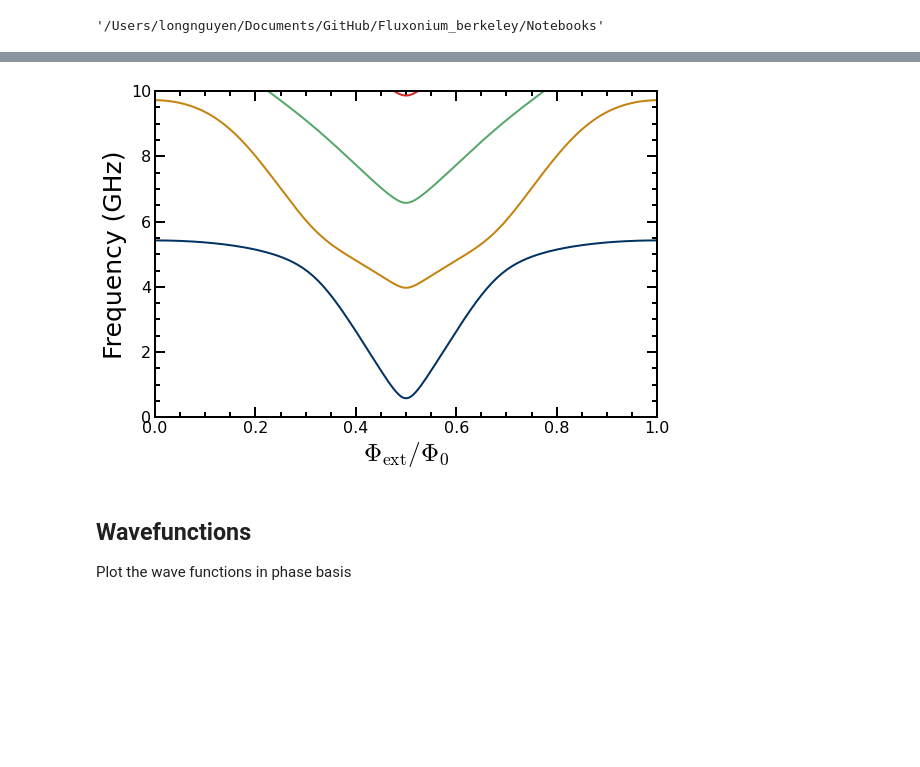
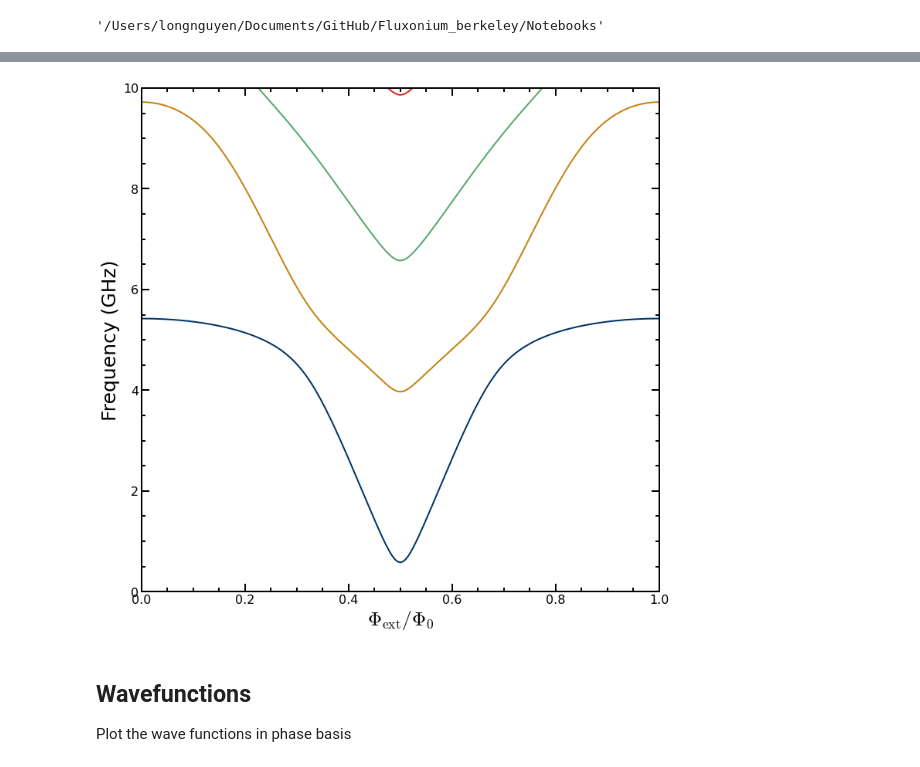
Before and after one commit to qnl/Fluxonium_berkeley, a Jupyter notebook: Notebooks/Fluxonium properties.ipynb, the cells around one changed output, grey strips where cells are left out. Cells and saved outputs as stored; diff of their text form; code cells hidden in the pictures; blank space fills up the shorter version.

```diff
--- a/Notebooks/Fluxonium properties.ipynb
+++ b/Notebooks/Fluxonium properties.ipynb
@@ -40,15 +58,15 @@ for idx, phi in enumerate(phi_ext):
     H = fluxonium.bare_hamiltonian(N, E_L, E_C, E_J, phi*2*np.pi)
     energies[idx, :] = H.eigenenergies()[:level_num]
 # %%
-plt.figure(figsize=[9,6])
+plt.figure(figsize=[12,12])
 plt.xlim([phi_ext[0], phi_ext[-1]])
 plt.ylim([0,max_display_y])
 plt.xlabel(r'$\Phi_\mathrm{ext}/\Phi_0$')
 plt.ylabel('Frequency (GHz)')
 for idx in range(1,level_num):
     plt.plot(phi_ext, energies[:,idx]-energies[:,0], linewidth = '2')
 # %% [output]
-[figure, old version]
+[figure, new version]
 # %% [markdown]
 ## Wavefunctions
 Plot the wave functions in phase basis
```
Also changed, not shown: parts of 28 cells of this notebook.
